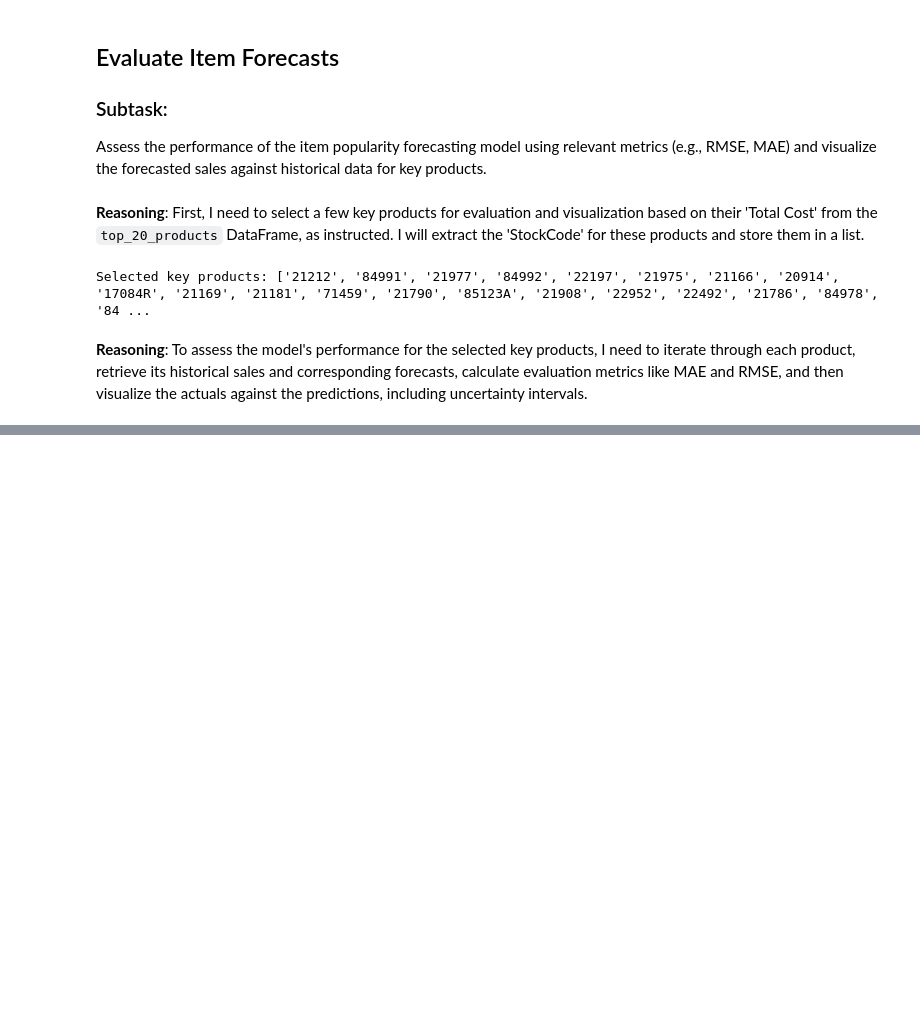
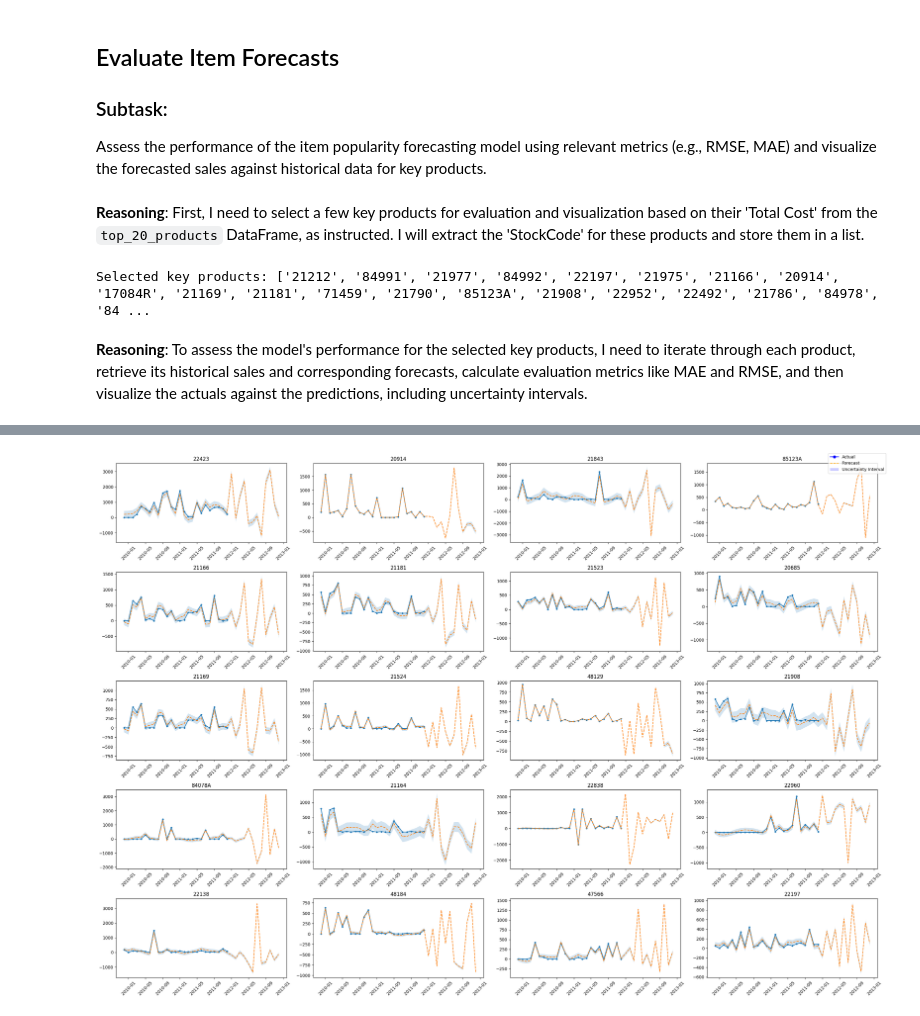
Before and after one commit to Ri-Dearg/ca2-market-retail, a Jupyter notebook: ca2-market-retail.ipynb, the cells around one changed output, grey strips where cells are left out. Saved outputs shown, nothing was run; the diff lists cells and outputs as text; code cells hidden in the pictures; blank space fills up the shorter version.

```diff
--- a/ca2-market-retail.ipynb
+++ b/ca2-market-retail.ipynb
@@ -1049,0 +1140,3 @@ if metrics:
+# %%
+key_products_cost = top_20_products_cost['StockCode'].tolist()
+print('Selected key products (cost):', key_products_cost)
@@ -1049,0 +1145,12 @@ if metrics:
+# %%
+monthly_sales_cost_key = monthly_sales_cost[
+    monthly_sales_cost['StockCode'].isin(key_products_cost)
+].copy()
+
+full_date_range_cost = pd.date_range(
+    start=monthly_sales_cost_key['InvoiceDate'].min(),
+    end=monthly_sales_cost_key['InvoiceDate'].max(),
+    freq='MS',
+)
+
+full_date_range_cost[:5], full_date_range_cost[-5:]
@@ -1049,0 +1267,66 @@ if metrics:
+# %%
+key_products = key_products_cost  # top 20 cost products
+
+n = len(key_products)
+rows, cols = 5, 4
+
+fig, axes = plt.subplots(rows, cols, figsize=(26, 18))
+axes = axes.flatten()
+
+metrics = []
+
+for ax, product_code in zip(axes, key_products):
+    actual_sales = prophet_cost_df[
+        prophet_cost_df['StockCode'] == product_code
+    ].copy()
+    product_forecast = all_product_forecasts_cost_df[
+        all_product_forecasts_cost_df['StockCode'] == product_code
+    ].copy()
+
+    # Ensure sorted for clean plotting
+    actual_sales = actual_sales.sort_values('ds')
+    product_forecast = product_forecast.sort_values('ds')
+
+    ax.plot(
+        actual_sales['ds'],
+        actual_sales['y'],
+        'o-',
+        label='Actual',
+        markersize=3,
+    )
+    ax.plot(
+        product_forecast['ds'],
+        product_forecast['yhat'],
+        '--',
+        label='Forecast',
+    )
+
+    ax.fill_between(
+        product_forecast['ds'],
+        product_forecast['yhat_lower'],
+        product_forecast['yhat_upper'],
+        alpha=0.2,
+    )
+
+    ax.set_title(str(product_code))
+    ax.tick_params(axis='x', rotation=45)
+
+# Hide unused plots
+for ax in axes[len(key_products) :]:
+    ax.axis('off')
+
+legend_elements = [
+    Line2D([0], [0], color='blue', marker='o', linestyle='-', label='Actual'),
+    Line2D([0], [0], color='orange', linestyle='--', label='Forecast'),
+    Patch(facecolor='blue', alpha=0.2, label='Uncertainty Interval'),
+]
+
+fig.legend(
+    handles=legend_elements,
+    loc='upper right',  # you can change this
+)
+
+plt.tight_layout()
+plt.show()
+# %% [output]
+[figure, added]
```
Also changed, not shown: parts of 17 cells of this notebook.
